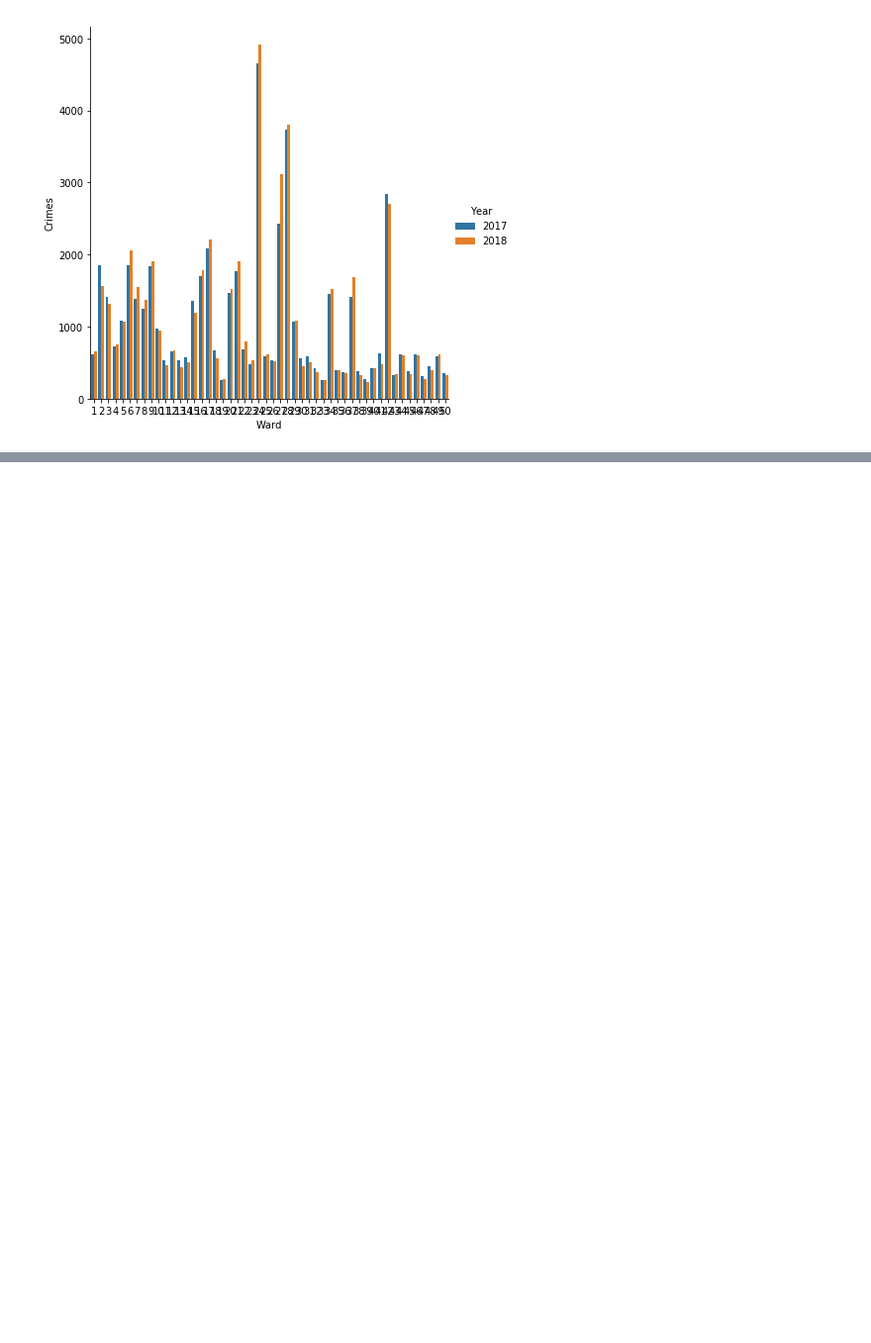
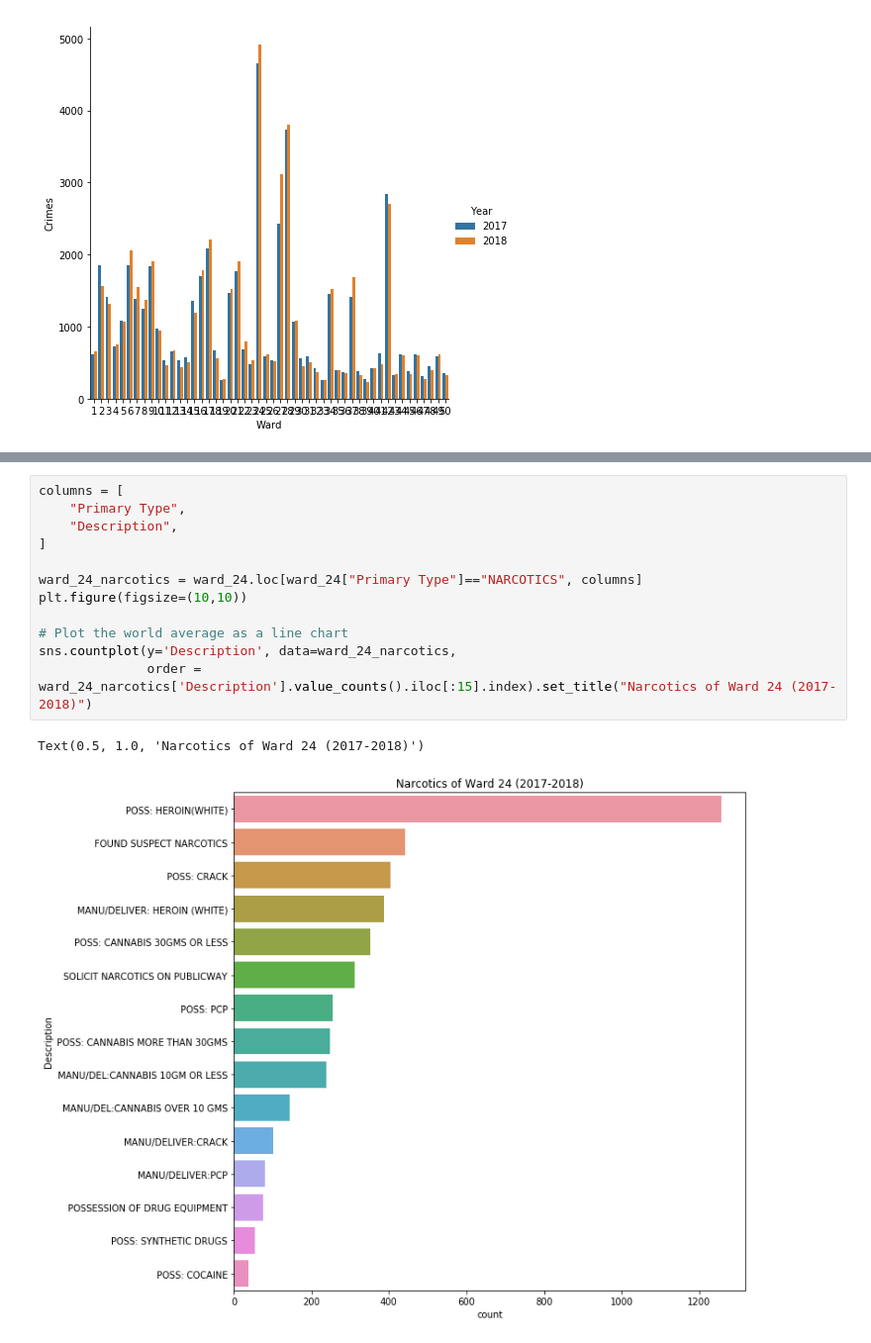
Before and after one commit to nrdeering/Charlotte-Crime-Data, a Jupyter notebook: crime_analysis_nrdeering.ipynb, the cells around one changed output, grey strips where cells are left out. Shown: that part at 99% size. Saved outputs shown, nothing was run; the diff lists cells and outputs as text; blank space fills up the shorter version.

```diff
--- a/crime_analysis_nrdeering.ipynb
+++ b/crime_analysis_nrdeering.ipynb
@@ -113,0 +133,15 @@ ward_count.head()
+# %%
+columns = [
+    "Primary Type",
+    "Description",
+]
+
+ward_24_narcotics = ward_24.loc[ward_24["Primary Type"]=="NARCOTICS", columns]
+plt.figure(figsize=(10,10))
+
+# Plot the world average as a line chart
+sns.countplot(y='Description', data=ward_24_narcotics,
+              order = ward_24_narcotics['Description'].value_counts().iloc[:15].index).set_title("Narcotics of Ward 24 (2017-2018)")
+# %% [output]
+Text(0.5, 1.0, 'Narcotics of Ward 24 (2017-2018)')
+[figure, added]
```
Also changed, not shown: parts of 11 cells of this notebook.
